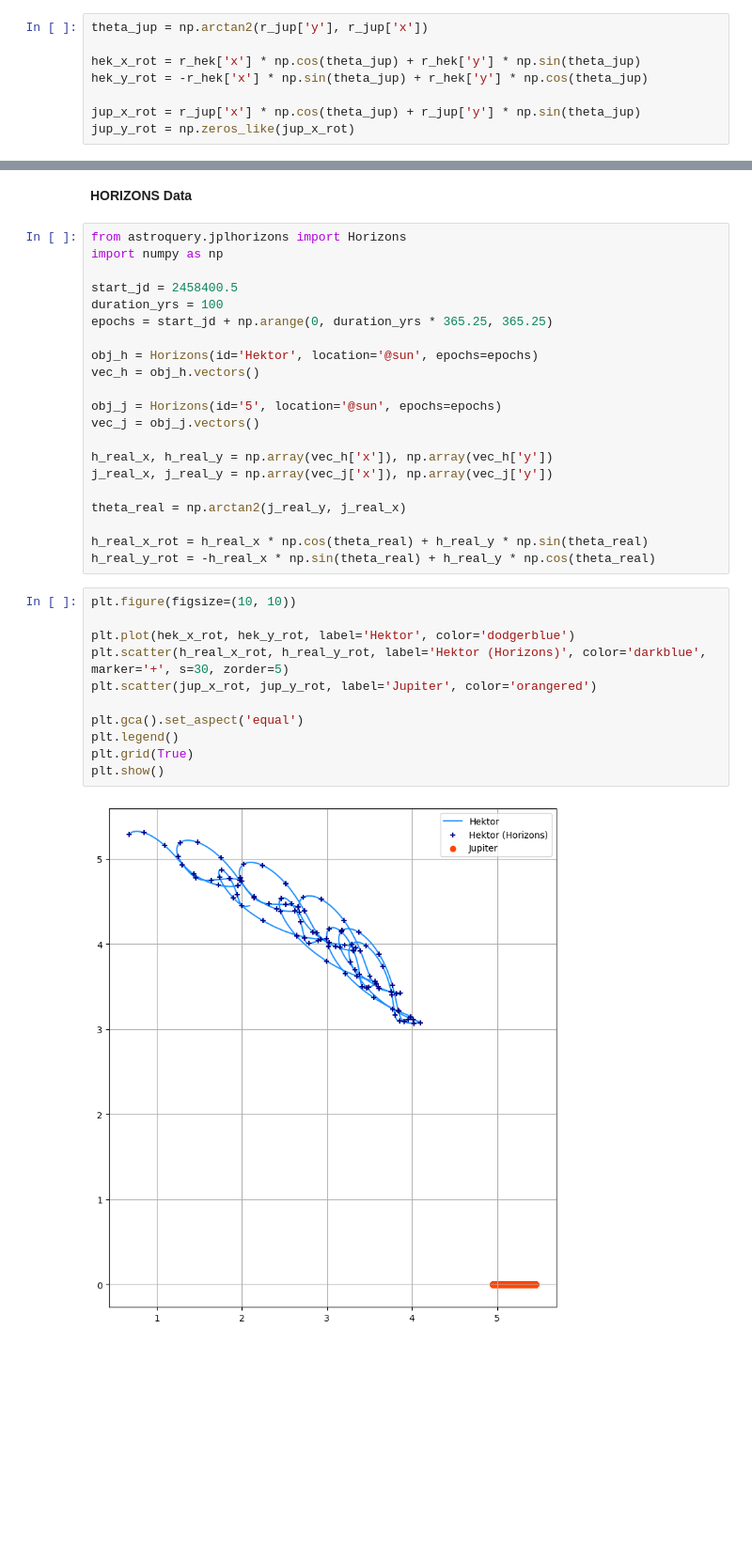
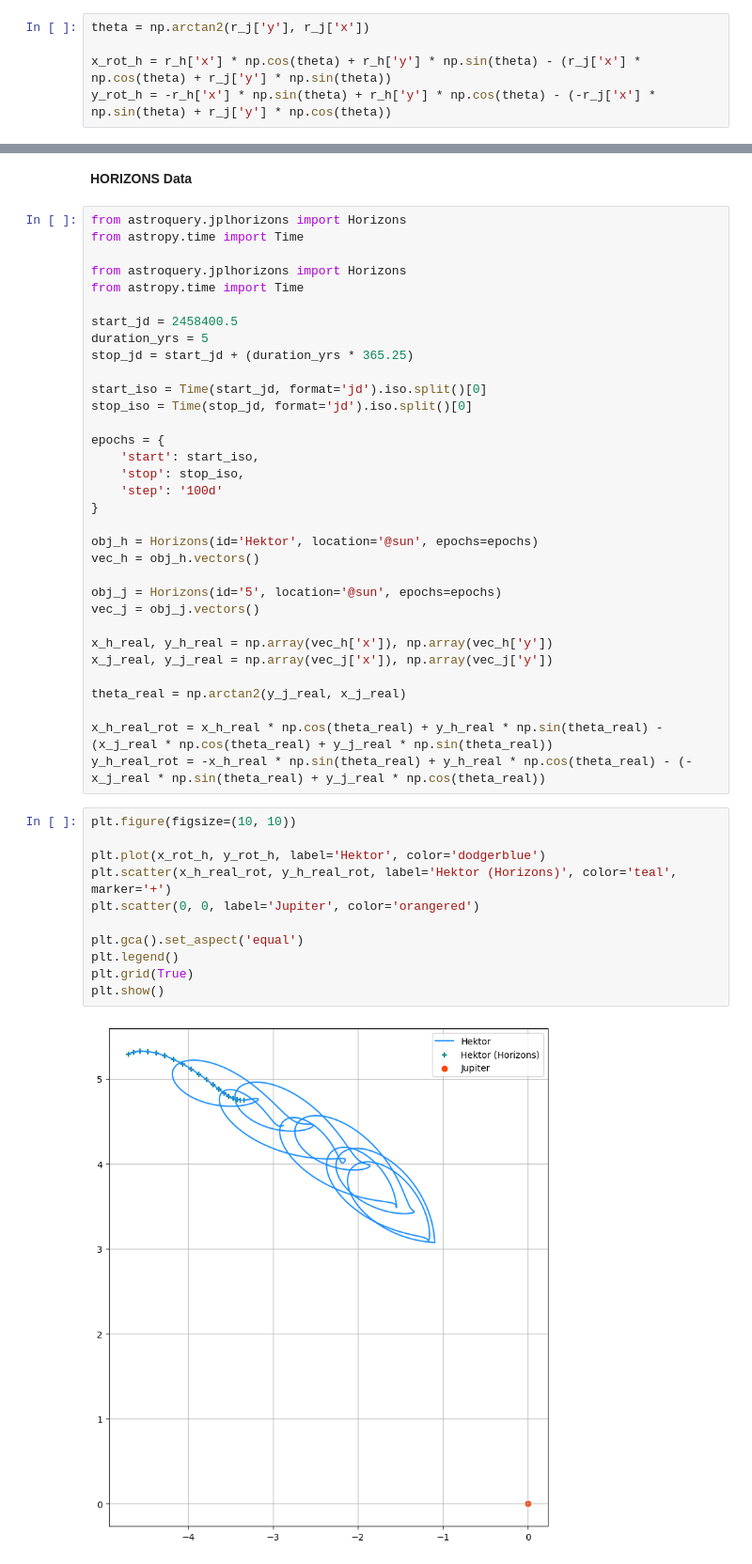
Before and after one commit to shami-momo/Workspace, a Jupyter notebook: solar_astro/hektor/hektor.ipynb, the cells around one changed output, grey strips where cells are left out. Shown at 94% size. Cells and saved outputs as stored; diff of their text form; blank space fills up the shorter version.

```diff
--- a/solar_astro/hektor/hektor.ipynb
+++ b/solar_astro/hektor/hektor.ipynb
@@ -28,13 +28,10 @@ plt.show()
 # %% [markdown]
 **Jupiter-centric coordinates**
 # %%
-theta_jup = np.arctan2(r_jup['y'], r_jup['x'])
+theta = np.arctan2(r_j['y'], r_j['x'])
 
-hek_x_rot = r_hek['x'] * np.cos(theta_jup) + r_hek['y'] * np.sin(theta_jup)
-hek_y_rot = -r_hek['x'] * np.sin(theta_jup) + r_hek['y'] * np.cos(theta_jup)
-
-jup_x_rot = r_jup['x'] * np.cos(theta_jup) + r_jup['y'] * np.sin(theta_jup)
-jup_y_rot = np.zeros_like(jup_x_rot)
+x_rot_h = r_h['x'] * np.cos(theta) + r_h['y'] * np.sin(theta) - (r_j['x'] * np.cos(theta) + r_j['y'] * np.sin(theta))
+y_rot_h = -r_h['x'] * np.sin(theta) + r_h['y'] * np.cos(theta) - (-r_j['x'] * np.sin(theta) + r_j['y'] * np.cos(theta))
 # %%
 plt.figure(figsize=(10, 10))
 
@@ -51,11 +48,23 @@ plt.show()
 **HORIZONS Data**
 # %%
 from astroquery.jplhorizons import Horizons
-import numpy as np
+from astropy.time import Time
+
+from astroquery.jplhorizons import Horizons
+from astropy.time import Time
 
 start_jd = 2458400.5
-duration_yrs = 100
-epochs = start_jd + np.arange(0, duration_yrs * 365.25, 365.25)
+duration_yrs = 5
+stop_jd = start_jd + (duration_yrs * 365.25)
+
+start_iso = Time(start_jd, format='jd').iso.split()[0]
+stop_iso = Time(stop_jd, format='jd').iso.split()[0]
+
+epochs = {
+    'start': start_iso,
+    'stop': stop_iso,
+    'step': '100d'
+}
 
 obj_h = Horizons(id='Hektor', location='@sun', epochs=epochs)
 vec_h = obj_h.vectors()
@@ -63,23 +72,23 @@ vec_h = obj_h.vectors()
 obj_j = Horizons(id='5', location='@sun', epochs=epochs)
 vec_j = obj_j.vectors()
 
-h_real_x, h_real_y = np.array(vec_h['x']), np.array(vec_h['y'])
-j_real_x, j_real_y = np.array(vec_j['x']), np.array(vec_j['y'])
+x_h_real, y_h_real = np.array(vec_h['x']), np.array(vec_h['y'])
+x_j_real, y_j_real = np.array(vec_j['x']), np.array(vec_j['y'])
 
-theta_real = np.arctan2(j_real_y, j_real_x)
+theta_real = np.arctan2(y_j_real, x_j_real)
 
-h_real_x_rot = h_real_x * np.cos(theta_real) + h_real_y * np.sin(theta_real)
-h_real_y_rot = -h_real_x * np.sin(theta_real) + h_real_y * np.cos(theta_real)
+x_h_real_rot = x_h_real * np.cos(theta_real) + y_h_real * np.sin(theta_real) - (x_j_real * np.cos(theta_real) + y_j_real * np.sin(theta_real))
+y_h_real_rot = -x_h_real * np.sin(theta_real) + y_h_real * np.cos(theta_real) - (-x_j_real * np.sin(theta_real) + y_j_real * np.cos(theta_real))
 # %%
 plt.figure(figsize=(10, 10))
 
-plt.plot(hek_x_rot, hek_y_rot, label='Hektor', color='dodgerblue')
-plt.scatter(h_real_x_rot, h_real_y_rot, label='Hektor (Horizons)', color='darkblue', marker='+', s=30, zorder=5)
-plt.scatter(jup_x_rot, jup_y_rot, label='Jupiter', color='orangered')
+plt.plot(x_rot_h, y_rot_h, label='Hektor', color='dodgerblue')
+plt.scatter(x_h_real_rot, y_h_real_rot, label='Hektor (Horizons)', color='teal', marker='+')
+plt.scatter(0, 0, label='Jupiter', color='orangered')
 
 plt.gca().set_aspect('equal')
 plt.legend()
 plt.grid(True)
 plt.show()
 # %% [output]
-[figure, old version]
+[figure, new version]
```
Also changed, not shown: parts of 3 cells of this notebook, 20 other files.
